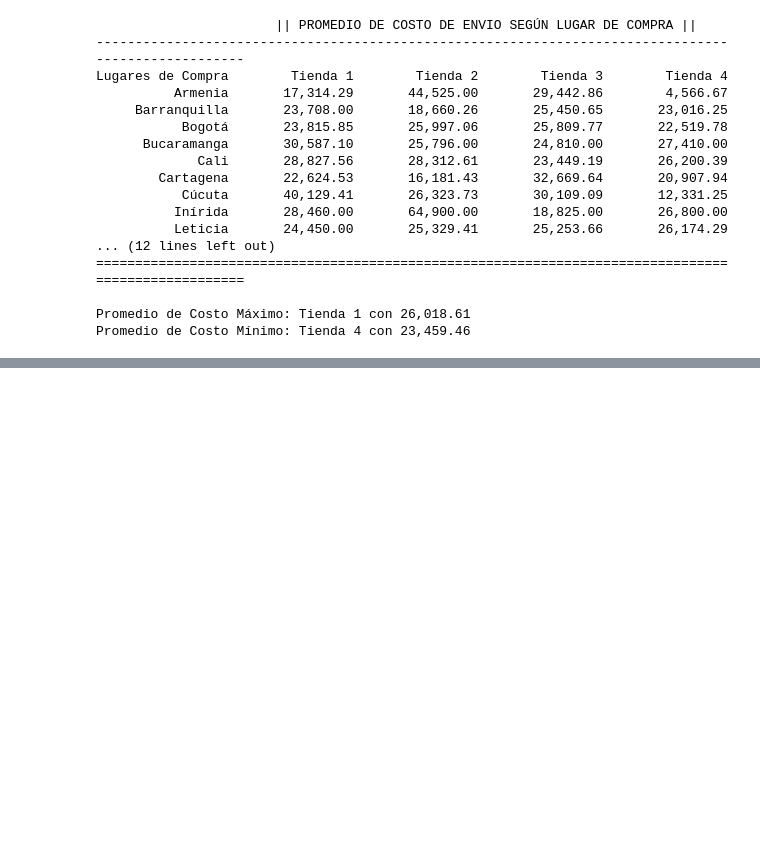
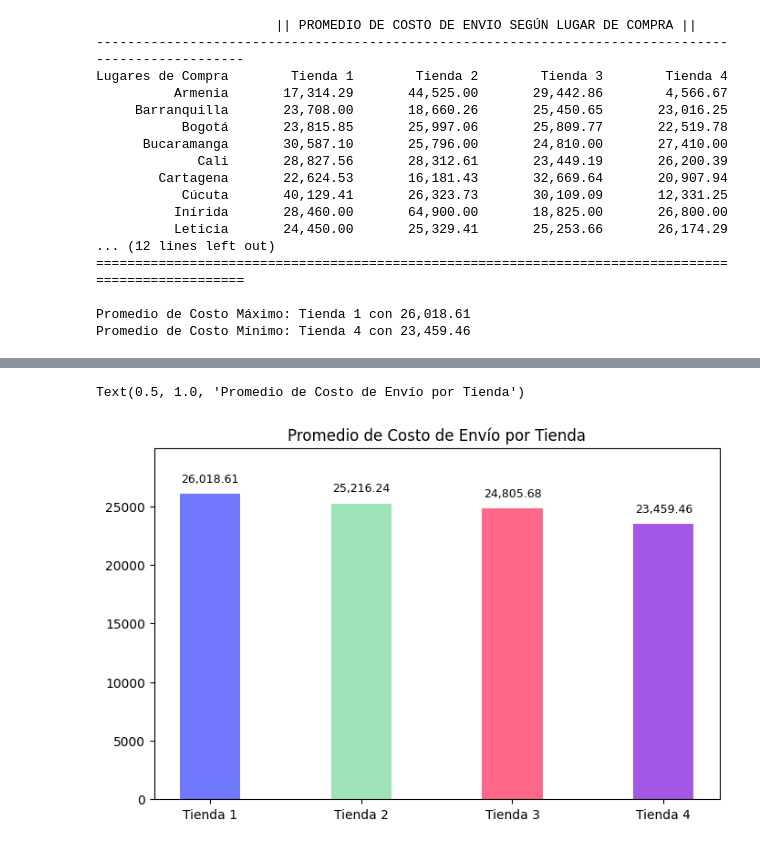
Before and after one commit to Zzero-73/Python_Alura_Latam, a Jupyter notebook: AluraStoreLatam_Zero.ipynb, the cells around one changed output, grey strips where cells are left out. Saved outputs shown, nothing was run; the diff lists cells and outputs as text; code cells hidden in the pictures; blank space fills up the shorter version.

```diff
--- a/AluraStoreLatam_Zero.ipynb
+++ b/AluraStoreLatam_Zero.ipynb
@@ -828,0 +1013,38 @@ Promedio de Costo Mínimo: Tienda 4 con 23,459.46
+# %%
+# Ver los promedios de los costos de envio generales de cada tienda en un grafico de barras.
+import matplotlib.pyplot as plt
+
+Promedios_Tiendas_Generales = [
+    tienda['Costo de envío'].mean(),
+    tienda2['Costo de envío'].mean(),
+    tienda3['Costo de envío'].mean(),
+    tienda4['Costo de envío'].mean()
+]
+
+# Nombres de las tiendas
+nombres = ['Tienda 1', 'Tienda 2', 'Tienda 3', 'Tienda 4']
+
+# Crear gráfico de barras
+plt.figure(figsize=(8, 5))
+barras = plt.bar(nombres, Promedios_Tiendas_Generales, width=0.4, color = ['#4c56fe', '#86dda6', '#FF416C', '#8E2DE2'], alpha=0.8)  # ← Transparencia añadida
+
+# Ajustar el límite superior del ejec Y (10% más que el valor máximo)
+plt.ylim(0, max(Promedios_Tiendas_Generales) * 1.15)
+
+# Añadir los valores encima de cada barra
+for barra, promedio in zip(barras, Promedios_Tiendas_Generales):
+    altura = barra.get_height()
+    plt.text(
+        barra.get_x() + barra.get_width() / 2,
+        altura + (0.03 * max(Promedios_Tiendas_Generales)),
+        f'{promedio:,.2f}',
+        ha='center',
+        va='bottom',
+        fontsize=9
+    )
+
+# Títulos y etiquetas
+plt.title('Promedio de Costo de Envío por Tienda')
+# %% [output]
+Text(0.5, 1.0, 'Promedio de Costo de Envío por Tienda')
+[figure, added]
```
Also changed, not shown: parts of 7 cells of this notebook.
